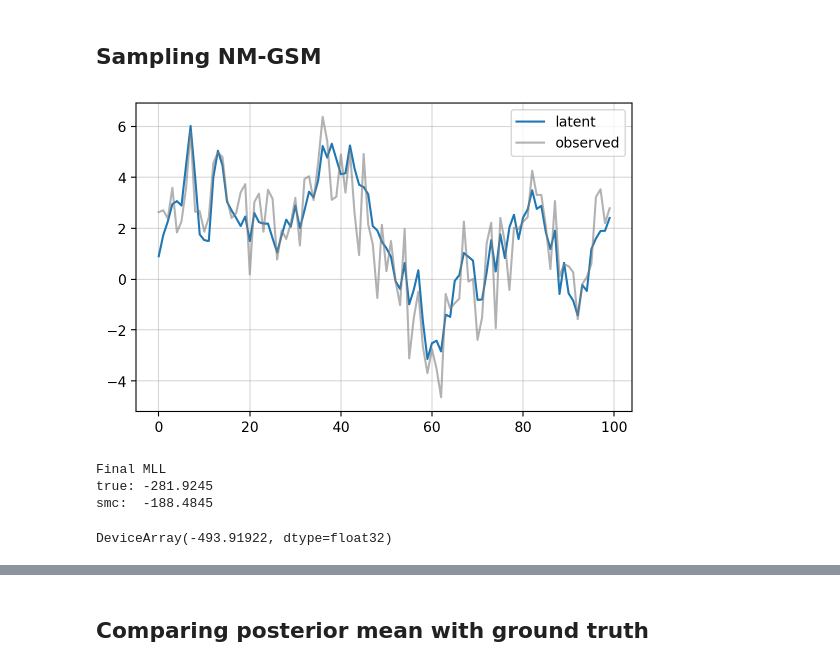
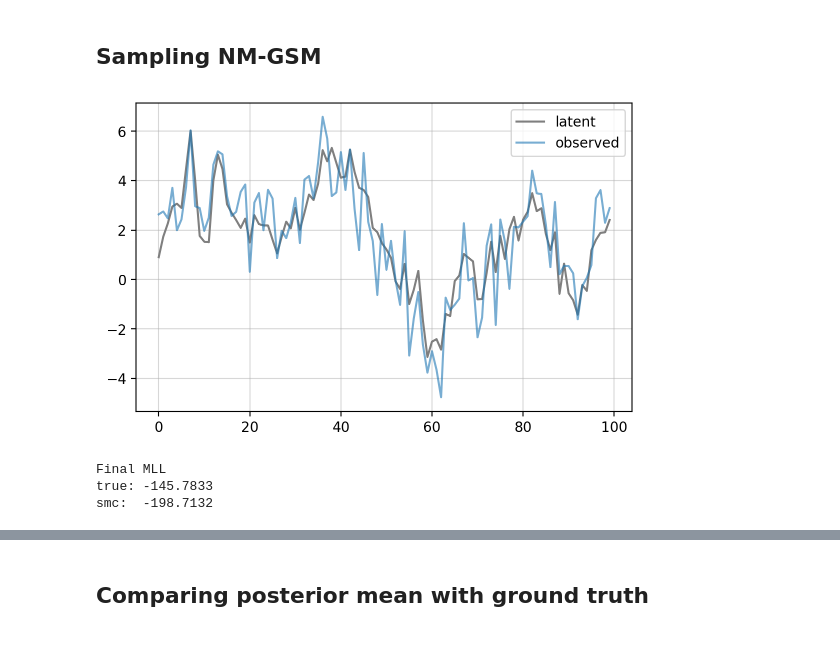
Before and after one commit to gerdm/elements-smc, a Jupyter notebook: notebooks/04-smc-nmgsm.ipynb, the cells around one changed output, grey strips where cells are left out. Saved outputs shown, nothing was run; the diff lists cells and outputs as text; code cells hidden in the pictures.

```diff
--- a/notebooks/04-smc-nmgsm.ipynb
+++ b/notebooks/04-smc-nmgsm.ipynb
@@ -27,19 +34,18 @@ plt.rcParams["figure.figsize"] = [6.4, 4.0]
 ## Sampling NM-GSM
 # %%
 key = jax.random.PRNGKey(314)
-key_sample, key_filter = jax.random.split(key)
+key_sample, key_filter = jax.random.split(key, 2)
 
 num_steps = 100
-# params = nmgsm.ModelParameters(phi=1.0, q=1.0, beta=0.5, r=1.0)
-params = nmgsm.ModelParameters(phi=1.0, q=1.0, beta=0.0, r=1.0)
+params = nmgsm.ModelParameters(phi=1.0, q=1.0, beta=0.05, r=1.0)
 simulation = nmgsm.simulate(key_sample, params, num_steps)
 # %%
-plt.plot(simulation.x, label="latent")
-plt.plot(simulation.y, label="observed", c="tab:gray", alpha=0.6)
+plt.plot(simulation.x, label="latent", c="tab:gray")
+plt.plot(simulation.y, label="observed", c="tab:blue", alpha=0.6)
 plt.legend()
 plt.grid(alpha=0.5)
 # %% [output]
-[figure, old version]
+[figure, new version]
 # %%
 class BootstrapProposal:
     def __init__(self, params: nmgsm.ModelParameters):
@@ -122,18 +123,16 @@ mll_true = nmgsm.log_joint(simulation.x, simulation.y, params)
-# %%
-print("Final MLL")
-print(f"true: {sum(mll_true):0.4f}")
-print(f"smc:  {sum(mll_est):0.4f}")
-# %% [output]
-Final MLL
-true: -281.9245
-smc:  -188.4845
-# %%
-particles = particles.squeeze()
-mll_est2 = jax.vmap(nmgsm.log_joint, (0, None, None))(particles, simulation.y, params)
-mll_est2 = jnp.einsum("st,ts->t", mll_est2, w_hist)
-sum(mll_est2)
-# %% [output]
-DeviceArray(-493.91922, dtype=float32)
+# %%
+particles = einops.rearrange(output["particles"], "timesteps particles dim -> particles (timesteps dim)")
+
+mll_est = jax.nn.logsumexp(logw_hist, b=1/num_particles, axis=-1)
+mll_true = nmgsm.log_observation(simulation.x, simulation.y, params)
+
+print("Final MLL")
+print(f"true: {sum(mll_true):0.4f}")
+print(f"smc:  {sum(mll_est):0.4f}")
+# %% [output]
+Final MLL
+true: -145.7833
+smc:  -198.7132
 # %%
 plt.plot(w_hist.max(axis=-1))
 # %% [output]
```
Also changed, not shown: parts of 13 cells of this notebook.
